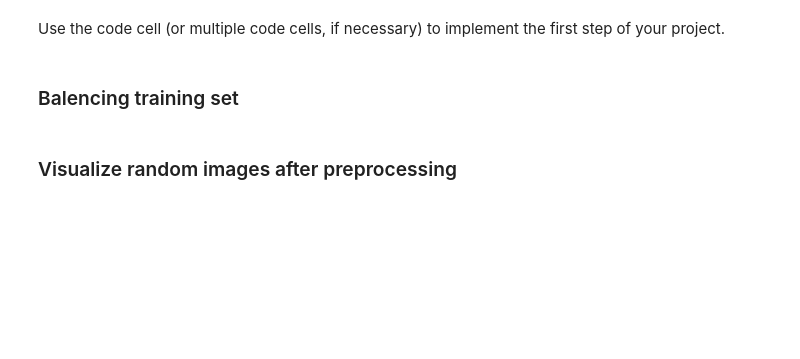
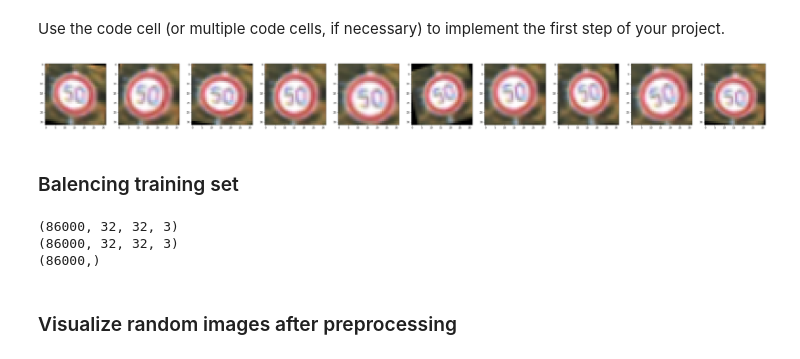
Before and after one commit to sir-siemens/carND-project2, a Jupyter notebook: Traffic_Sign_Classifier.ipynb, the cells around one changed output. Cells and saved outputs as stored; diff of their text form; code cells hidden in the pictures; blank space fills up the shorter version.

Commit message:
add perspective transform

```diff
--- a/Traffic_Sign_Classifier.ipynb
+++ b/Traffic_Sign_Classifier.ipynb
@@ -242,5 +255,46 @@ X_train.dtype
 # %% [markdown]
 Use the code cell (or multiple code cells, if necessary) to implement the first step of your project.
+# %%
+import cv2
+def random_perspective_transform(image):
+    width = 32
+
+    # rotation
+    M = cv2.getRotationMatrix2D((width/2,width/2),random.randint(-15,15),random.uniform(0.9, 1.1))
+    rotation = cv2.warpAffine(image,M,(width,width))
+
+    # perspective transform
+    perturb_pixel1 = random.randint(0,3)
+    perturb_pixel2 = random.randint(0,3)
+    perturb_pixel3 = random.randint(0,3)
+    perturb_pixel4 = random.randint(0,3)
+    perturb_pixel5 = random.randint(0,3)
+    perturb_pixel6 = random.randint(0,3)
+    perturb_pixel7 = random.randint(0,3)
+    perturb_pixel8 = random.randint(0,3)
+
+    pts2 = np.float32([[0,0],[width,0],[0,width],[width,width]])
+
+    pts1 = np.float32([[0+perturb_pixel1,0+perturb_pixel2],
+                       [width-perturb_pixel3,0+perturb_pixel4],
+                       [0+perturb_pixel5,width-perturb_pixel6],
+                       [width-perturb_pixel7,width-perturb_pixel8]])
+
+    M = cv2.getPerspectiveTransform(pts1,pts2)
+    dst = cv2.warpPerspective(rotation,M,(width,width))
+    return dst
+# %%
+## Test random transformation
+nrows = 1
+ncols = 10
+plt.figure(1, figsize=(50,50))
+
+for i in range(10):
+    img = random_perspective_transform(X_train[32])
+    plt.subplot(nrows, ncols, i+1)
+    plt.imshow(img)
+# %% [output]
+[figure, added]
 # %% [markdown]
 ### Balencing training set
 # %%
@@ -257,7 +311,9 @@ iterator = 0
 for i in range(43):
     for j in range(number_pro_class):
         index = random.randint(class_index[i][0], class_index[i][1])
-        new_X_train[iterator] = sort_data[index][0]
+        # conduct random transformation of the data
+        transformed_img = random_perspective_transform(sort_data[index][0])
+        new_X_train[iterator] = transformed_img
         new_y_train[iterator] = sort_data[index][1]
         iterator +=1
 
@@ -267,6 +323,10 @@ print (new_y_train.shape)
 # visulize_random_training_data(new_X_train, new_y_train)
 # randomlize
 X_train, X_valid_tmp, y_train, y_valid_tmp = train_test_split(new_X_train, new_y_train, test_size=0.0, random_state=42)
+# %% [output]
+(86000, 32, 32, 3)
+(86000, 32, 32, 3)
+(86000,)
 # %%
 import cv2
 # input is a color image, output is a 1 channel image.
```
Also changed, not shown: parts of 10 cells of this notebook.
